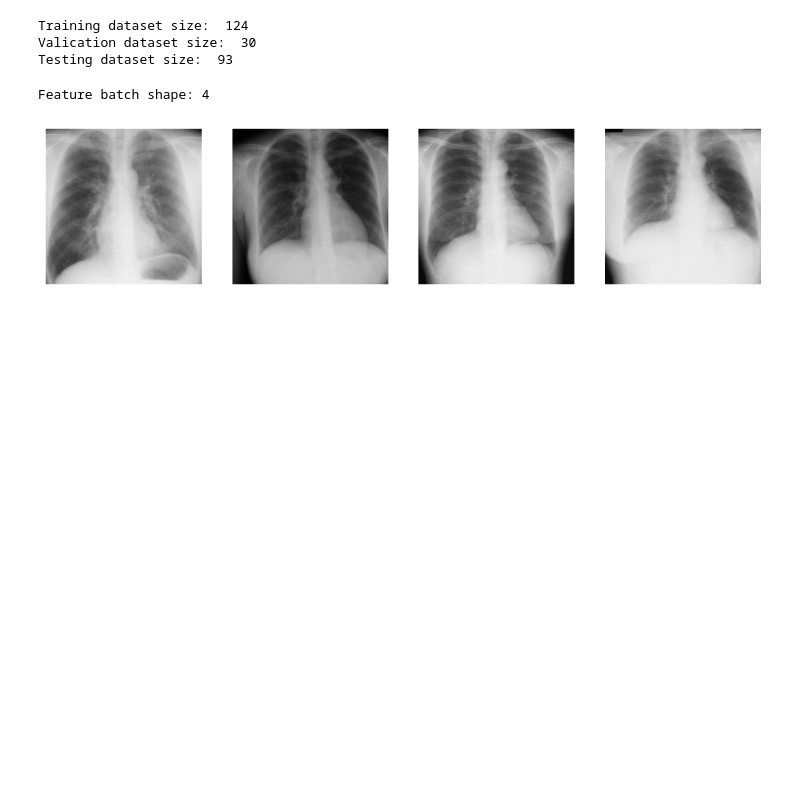
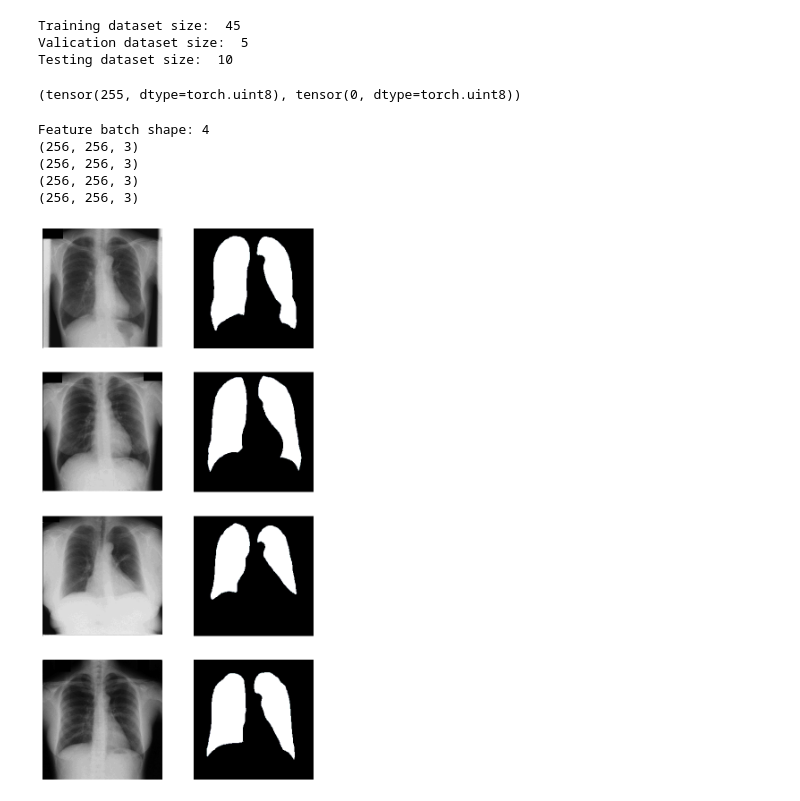
Before and after one commit to rishitoshsingh/Chest-XRay-Analysis, a Jupyter notebook: data-explorer.ipynb, the cells around one changed output. Saved outputs shown, nothing was run; the diff lists cells and outputs as text; code cells hidden in the pictures; blank space fills up the shorter version.

Commit message:
added code for segmentation

```diff
--- a/data-explorer.ipynb
+++ b/data-explorer.ipynb
@@ -7,7 +7,7 @@ import matplotlib.pyplot as plt
 from torch.utils.data import DataLoader
 import torchvision.transforms as transforms
 # %%
-data = "gender"
-data_dir = "data/Gender01_RGB"
-utils.split_train_to_val(data, data_dir)
+data = "segmentation01"
+data_dir = "data/Segmentation01_RGB"
+utils.split_train_to_val(data, data_dir, val_ratio=0.1)
 # %%
@@ -18,7 +18,7 @@ c_transform = transforms.Compose([
 # %%
-dataset_train = datasets.GenderRGB(data_dir, "train", c_transform)
-dataset_val = datasets.GenderRGB(data_dir, "val", c_transform)
-dataset_test = datasets.GenderRGB(data_dir, "test", c_transform)
+dataset_train = datasets.Segmentation01(data_dir, "train")
+dataset_val = datasets.Segmentation01(data_dir, "val")
+dataset_test = datasets.Segmentation01(data_dir, "test")
 
 dataset_train_dataloader = DataLoader(dataset_train, batch_size=4, shuffle=True, num_workers=4)
 dataset_val_dataloader = DataLoader(dataset_val, batch_size=4, shuffle=True, num_workers=4)
@@ -28,6 +28,6 @@ print("Training dataset size: ", len(dataset_train))
 print("Valication dataset size: ", len(dataset_val))
 print("Testing dataset size: ", len(dataset_test))
 # %% [output]
-Training dataset size:  124
-Valication dataset size:  30
-Testing dataset size:  93
+Training dataset size:  45
+Valication dataset size:  5
+Testing dataset size:  10
@@ -34,12 +36,24 @@ Testing dataset size:  93
+# %%
+batch[1][1].max(), batch[1][1].min()
+# %% [output]
+(tensor(255, dtype=torch.uint8), tensor(0, dtype=torch.uint8))
 # %%
-batch = list(iter(dataset_train_dataloader))[0]
-batch_array = batch[0].permute(0, 2, 3, 1).numpy()
+batch = list(iter(dataset_train_dataloader))
+batch_array = batch[0][0].permute(0, 2, 3, 1).numpy()
+batch_array_y = batch[0][1].permute(0, 2, 3, 1).numpy()
 print(f"Feature batch shape: {batch_array.shape[0]}")
-fig, axs = plt.subplots(1, batch_array.shape[0], figsize=(3*batch_array.shape[0],3))
+fig, axs = plt.subplots(batch_array.shape[0], 2, figsize=(2*batch_array.shape[0],batch_array.shape[0]*batch_array.shape[0]))
 for i in range(batch_array.shape[0]):
-    axs[i].imshow(batch_array[i], cmap=plt.cm.bone)
-    axs[i].axis('off')
+    print(batch_array[i].shape)
+    axs[i,0].imshow(batch_array[i], cmap=plt.cm.bone)
+    axs[i,0].axis('off')
+    axs[i,1].imshow(batch_array_y[i], cmap=plt.cm.bone)
+    axs[i,1].axis('off')
 plt.show()
 # %% [output]
 Feature batch shape: 4
+(256, 256, 3)
+(256, 256, 3)
+(256, 256, 3)
+(256, 256, 3)
-[figure, old version]
+[figure, new version]
```
Also changed, not shown: parts of 2 cells of this notebook, 28 other files.
